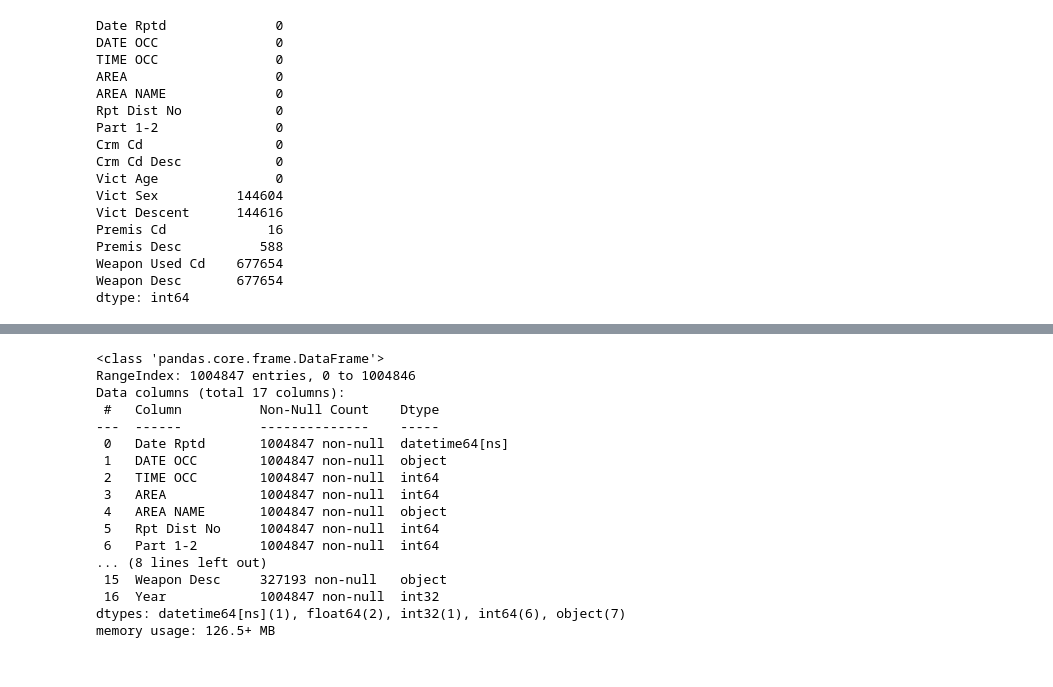
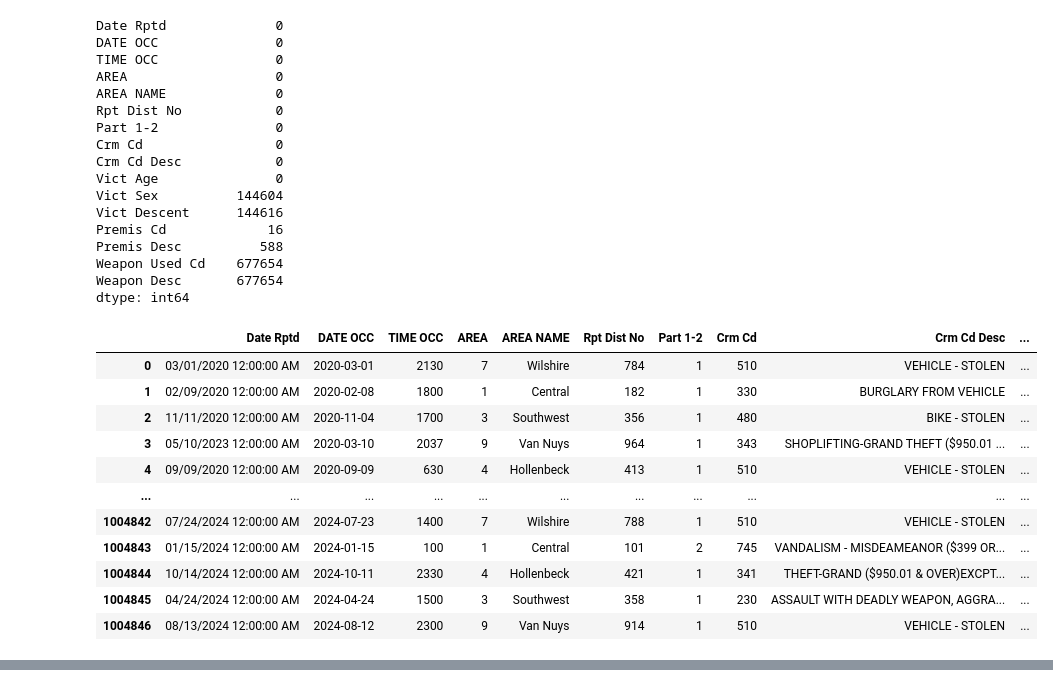
Before and after one commit to ChunKuiLau/Project-1, a Jupyter notebook: EDA mini project.ipynb, the cells around one changed output, grey strips where cells are left out. Cells and saved outputs as stored; diff of their text form; code cells hidden in the pictures.

```diff
--- a/EDA mini project.ipynb
+++ b/EDA mini project.ipynb
@@ -188,9 +127,21 @@ dtype: int64
 # %%
 df_dropped.columns = df_dropped.columns.str.strip()
 
-df_dropped['Date Rptd'] = pd.to_datetime(df_dropped['Date Rptd'], format='%m/%d/%Y %I:%M:%S %p')
+df_dropped['DATE OCC'] = pd.to_datetime(df_dropped['DATE OCC'], format='%m/%d/%Y %I:%M:%S %p')
 
-df_dropped['Year'] = df_dropped['Date Rptd'].dt.year
+df_dropped['Year'] = df_dropped['DATE OCC'].dt.year
 
 df_dropped
 # %% [output]
+|  | Date Rptd | DATE OCC | TIME OCC | AREA | AREA NAME | Rpt Dist No | Part 1-2 | Crm Cd | Crm Cd Desc | ... |
+| 0 | 03/01/2020 12:00:00 AM | 2020-03-01 | 2130 | 7 | Wilshire | 784 | 1 | 510 | VEHICLE - STOLEN | ... |
+| 1 | 02/09/2020 12:00:00 AM | 2020-02-08 | 1800 | 1 | Central | 182 | 1 | 330 | BURGLARY FROM VEHICLE | ... |
+| 2 | 11/11/2020 12:00:00 AM | 2020-11-04 | 1700 | 3 | Southwest | 356 | 1 | 480 | BIKE - STOLEN | ... |
+| 3 | 05/10/2023 12:00:00 AM | 2020-03-10 | 2037 | 9 | Van Nuys | 964 | 1 | 343 | SHOPLIFTING-GRAND THEFT ($950.01 ... | ... |
+| 4 | 09/09/2020 12:00:00 AM | 2020-09-09 | 630 | 4 | Hollenbeck | 413 | 1 | 510 | VEHICLE - STOLEN | ... |
+| ... | ... | ... | ... | ... | ... | ... | ... | ... | ... | ... |
+| 1004842 | 07/24/2024 12:00:00 AM | 2024-07-23 | 1400 | 7 | Wilshire | 788 | 1 | 510 | VEHICLE - STOLEN | ... |
+| 1004843 | 01/15/2024 12:00:00 AM | 2024-01-15 | 100 | 1 | Central | 101 | 2 | 745 | VANDALISM - MISDEAMEANOR ($399 OR... | ... |
+| 1004844 | 10/14/2024 12:00:00 AM | 2024-10-11 | 2330 | 4 | Hollenbeck | 421 | 1 | 341 | THEFT-GRAND ($950.01 & OVER)EXCPT... | ... |
+| 1004845 | 04/24/2024 12:00:00 AM | 2024-04-24 | 1500 | 3 | Southwest | 358 | 1 | 230 | ASSAULT WITH DEADLY WEAPON, AGGRA... | ... |
+| 1004846 | 08/13/2024 12:00:00 AM | 2024-08-12 | 2300 | 9 | Van Nuys | 914 | 1 | 510 | VEHICLE - STOLEN | ... |
@@ -214,21 +149 @@ df_dropped
-# %%
-df_dropped.info()
-# %% [output]
-<class 'pandas.core.frame.DataFrame'>
-RangeIndex: 1004847 entries, 0 to 1004846
-Data columns (total 17 columns):
- #   Column          Non-Null Count    Dtype
----  ------          --------------    -----
- 0   Date Rptd       1004847 non-null  datetime64[ns]
- 1   DATE OCC        1004847 non-null  object
- 2   TIME OCC        1004847 non-null  int64
- 3   AREA            1004847 non-null  int64
- 4   AREA NAME       1004847 non-null  object
- 5   Rpt Dist No     1004847 non-null  int64
- 6   Part 1-2        1004847 non-null  int64
-... (8 lines left out)
- 15  Weapon Desc     327193 non-null   object
- 16  Year            1004847 non-null  int32
-dtypes: datetime64[ns](1), float64(2), int32(1), int64(6), object(7)
-memory usage: 126.5+ MB
 # %%
```
Also changed, not shown: parts of 10 cells of this notebook, 1 other file.
